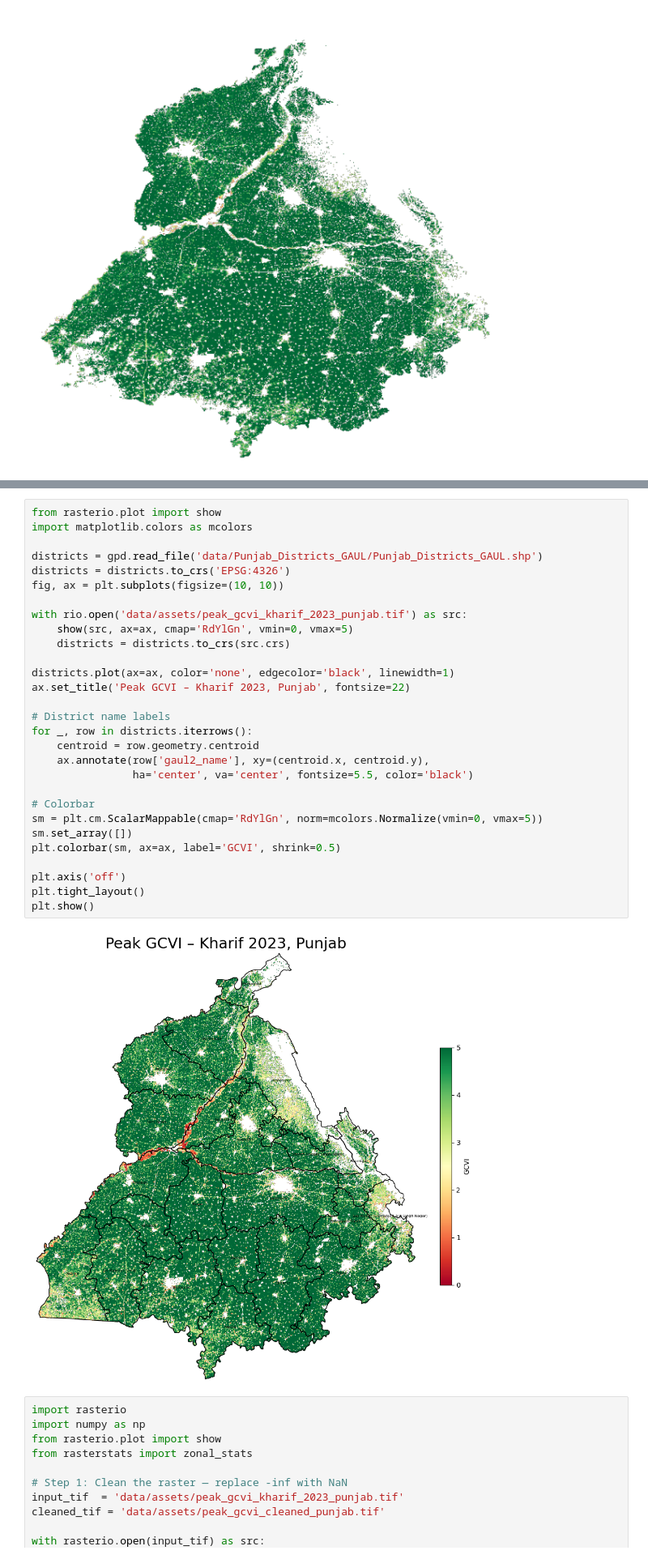
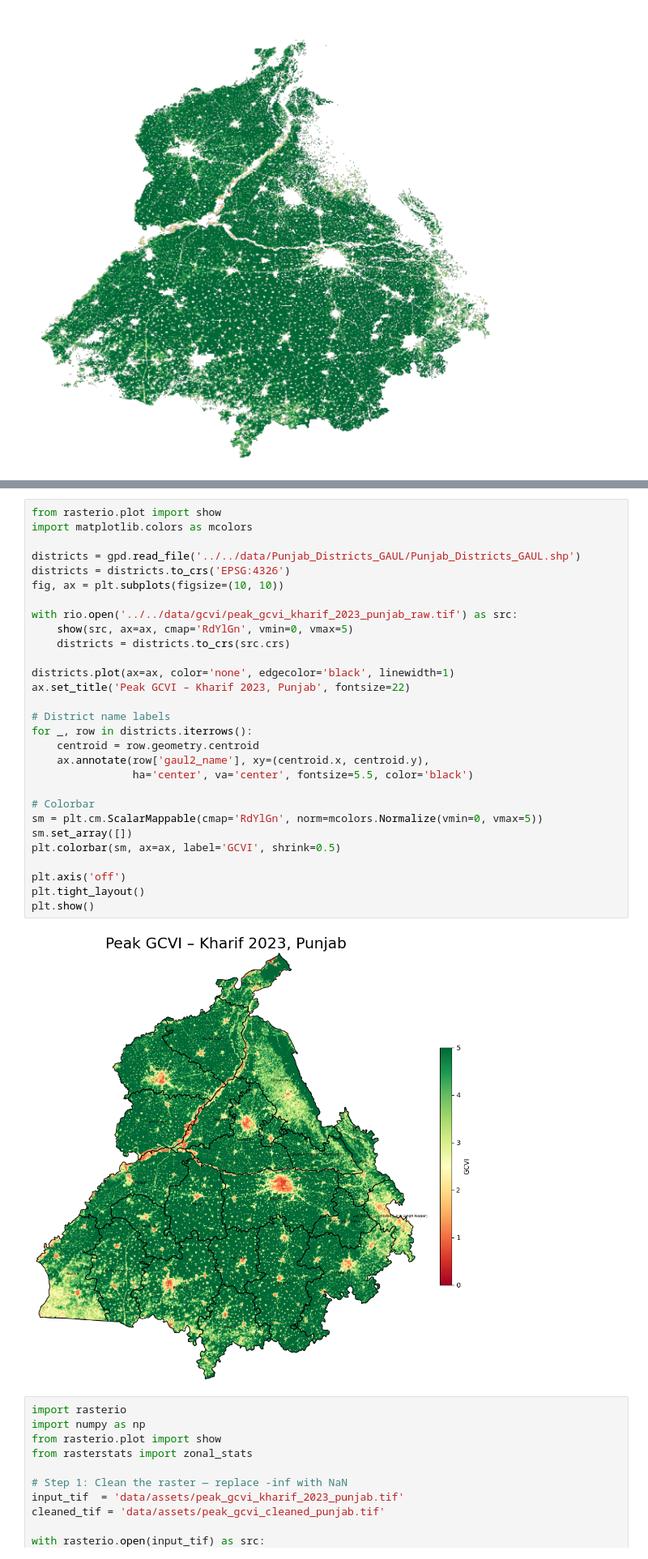
Before and after one commit to edrian-liao/crop-yield-forecasting, a Jupyter notebook: notebooks/data/punjab_cropmasked.ipynb, the cells around one changed output, grey strips where cells are left out. Shown at 81% size. Cells and saved outputs as stored; diff of their text form.

```diff
--- a/notebooks/data/punjab_cropmasked.ipynb
+++ b/notebooks/data/punjab_cropmasked.ipynb
@@ -104,34 +104,34 @@ GCVI 514.0: 1 pixels
 # %%
 from rasterio.plot import show
 import matplotlib.colors as mcolors
 
-districts = gpd.read_file('data/Punjab_Districts_GAUL/Punjab_Districts_GAUL.shp')
+districts = gpd.read_file('../../data/Punjab_Districts_GAUL/Punjab_Districts_GAUL.shp')
 districts = districts.to_crs('EPSG:4326')
 fig, ax = plt.subplots(figsize=(10, 10))
 
-with rio.open('data/assets/peak_gcvi_kharif_2023_punjab.tif') as src:
+with rio.open('../../data/gcvi/peak_gcvi_kharif_2023_punjab_raw.tif') as src:
     show(src, ax=ax, cmap='RdYlGn', vmin=0, vmax=5)
     districts = districts.to_crs(src.crs)
 
 districts.plot(ax=ax, color='none', edgecolor='black', linewidth=1)
 ax.set_title('Peak GCVI – Kharif 2023, Punjab', fontsize=22)
 
 # District name labels
 for _, row in districts.iterrows():
     centroid = row.geometry.centroid
     ax.annotate(row['gaul2_name'], xy=(centroid.x, centroid.y),
                 ha='center', va='center', fontsize=5.5, color='black')
 
 # Colorbar
 sm = plt.cm.ScalarMappable(cmap='RdYlGn', norm=mcolors.Normalize(vmin=0, vmax=5))
 sm.set_array([])
 plt.colorbar(sm, ax=ax, label='GCVI', shrink=0.5)
 
 plt.axis('off')
 plt.tight_layout()
 plt.show()
 # %% [output]
-[figure, old version]
+[figure, new version]
 # %%
 import rasterio
 import numpy as np
```
Also changed, not shown: 3 other files.
